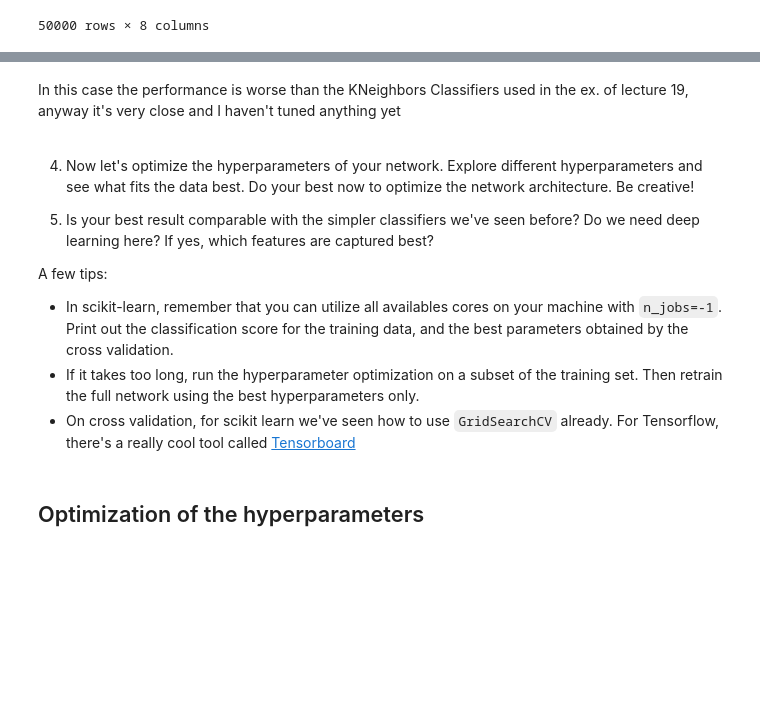
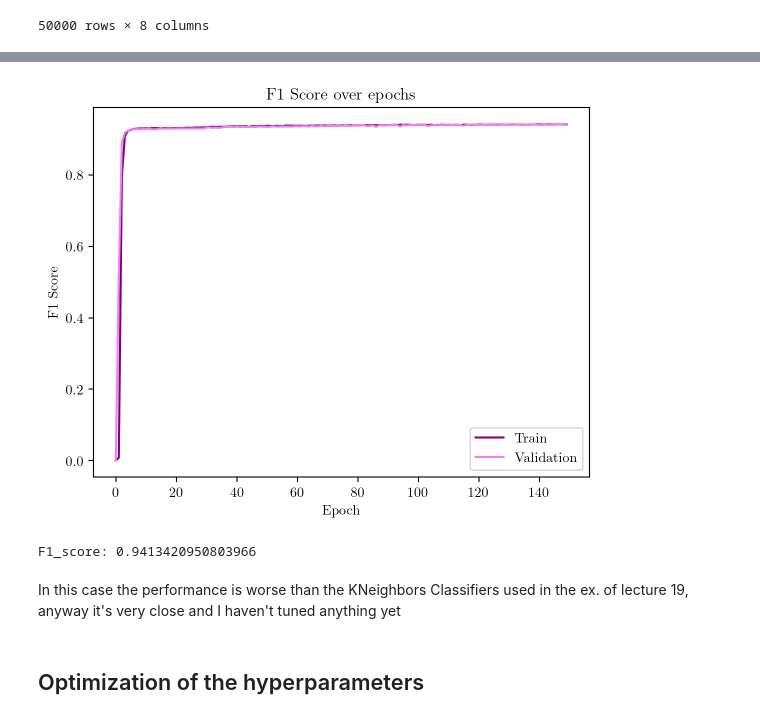
Before and after one commit to ludovicarbone/astrostatistics_bicocca_2024, a Jupyter notebook: working/L22_es.ipynb, the cells around one changed output, grey strips where cells are left out. Saved outputs shown, nothing was run; the diff lists cells and outputs as text; code cells hidden in the pictures; blank space fills up the shorter version.

```diff
--- a/working/L22_es.ipynb
+++ b/working/L22_es.ipynb
@@ -184,15 +221,26 @@ plot_roc_curve(model, X_test, lab_test)
+# %%
+precision = history.history['precision']
+recall = history.history['recall']
+val_precision = history.history['val_precision']
+val_recall = history.history['val_recall']
+
+#compute f1
+f1_scores = [f1_score(p, r) for p, r in zip(precision, recall)]
+val_f1_scores = [f1_score(p, r) for p, r in zip(val_precision, val_recall)]
+
+plt.plot(f1_scores, color='purple')
+plt.plot(val_f1_scores, color='violet')
+plt.title('F1 Score over epochs')
+plt.xlabel('Epoch')
+plt.ylabel('F1 Score')
+plt.legend(['Train', 'Validation'], loc='lower right')
+plt.show()
+
+print('F1_score:', np.max(val_f1_scores))
+# %% [output]
+[figure, added]
+F1_score: 0.9413420950803966
 # %% [markdown]
 In this case the performance is worse than the KNeighbors Classifiers used in the ex. of lecture 19, anyway it's very close and I haven't tuned anything yet
-# %% [markdown]
-4. Now let's optimize the hyperparameters of your network. Explore different hyperparameters and see what fits the data best.  Do your best now to optimize the network architecture. Be creative!
-
-5. Is your best result comparable with the simpler classifiers we've seen before? Do we need deep learning here? If yes, which features are captured best?
-
-
-A few tips:
-
-- In scikit-learn, remember that you can utilize all availables cores on your machine with `n_jobs=-1`. Print out the classification score for the training data, and the best parameters obtained by the cross validation.
-- If it takes too long, run the hyperparameter optimization on a subset of the training set. Then retrain the full network using the best hyperparameters only.
-- On cross validation, for scikit learn we've seen how to use `GridSearchCV` already. For Tensorflow, there's a really cool tool called [Tensorboard](https://www.tensorflow.org/tensorboard)
 # %% [markdown]
 ## Optimization of the hyperparameters
```
Also changed, not shown: parts of 29 cells of this notebook, 14 other files.
